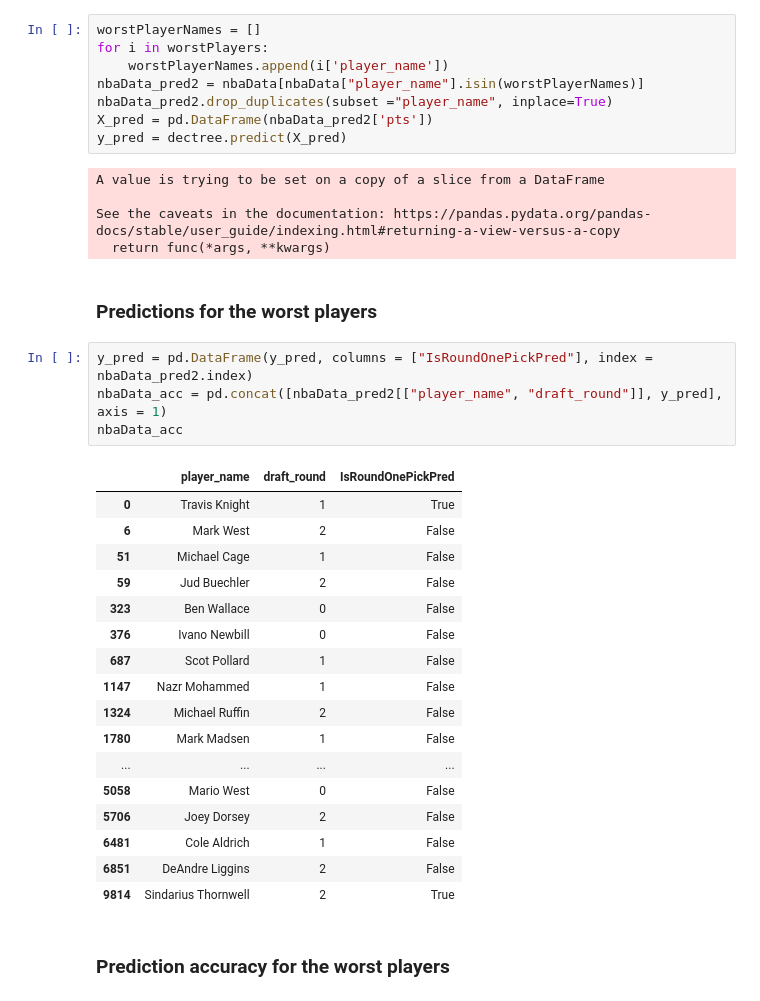
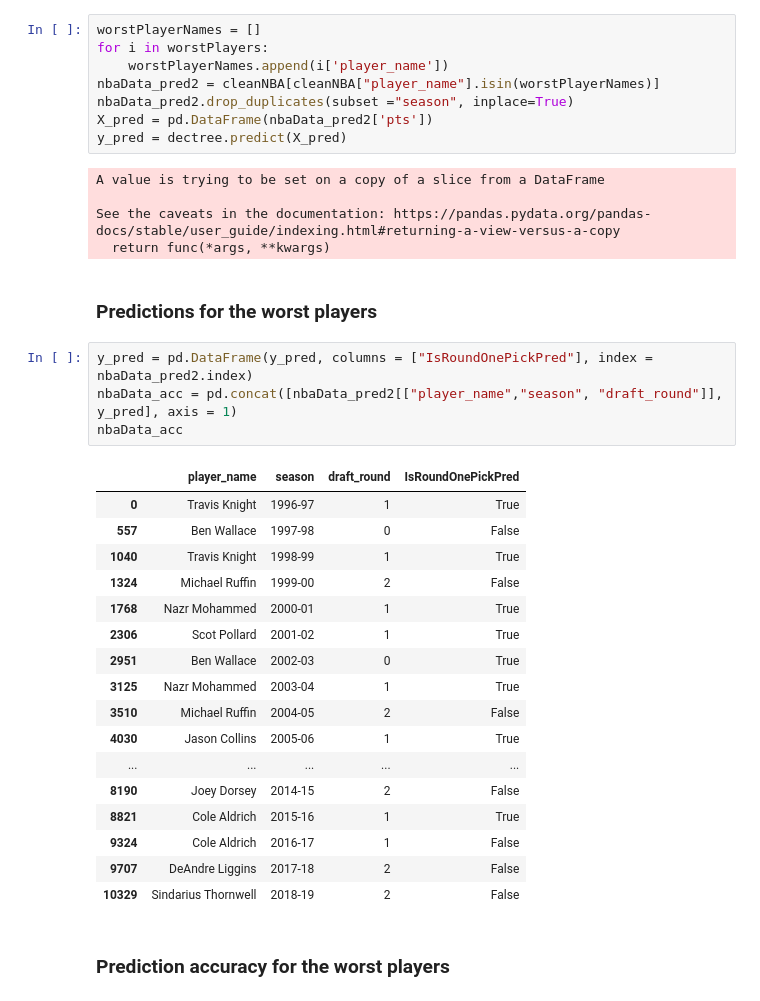
Before and after one commit to agkj/SC1015---NBA-Project, a Jupyter notebook: COMBINED_FINAL.ipynb, the cells around one changed output. Saved outputs shown, nothing was run; the diff lists cells and outputs as text.

```diff
--- a/COMBINED_FINAL.ipynb
+++ b/COMBINED_FINAL.ipynb
@@ -522,8 +523,8 @@ nbaData_acc
 worstPlayerNames = []
 for i in worstPlayers:
     worstPlayerNames.append(i['player_name'])
-nbaData_pred2 = nbaData[nbaData["player_name"].isin(worstPlayerNames)]
-nbaData_pred2.drop_duplicates(subset ="player_name", inplace=True)
+nbaData_pred2 = cleanNBA[cleanNBA["player_name"].isin(worstPlayerNames)]
+nbaData_pred2.drop_duplicates(subset ="season", inplace=True)
 X_pred = pd.DataFrame(nbaData_pred2['pts'])
 y_pred = dectree.predict(X_pred)
 # %% [output]
@@ -531,32 +532,32 @@ A value is trying to be set on a copy of a slice from a DataFrame
 
 See the caveats in the documentation: https://pandas.pydata.org/pandas-docs/stable/user_guide/indexing.html#returning-a-view-versus-a-copy
   return func(*args, **kwargs)
-# %% [markdown]
-### Predictions for the worst players
+# %% [markdown]
+### Predictions for the worst players
 # %%
 y_pred = pd.DataFrame(y_pred, columns = ["IsRoundOnePickPred"], index = nbaData_pred2.index)
-nbaData_acc = pd.concat([nbaData_pred2[["player_name", "draft_round"]], y_pred], axis = 1)
+nbaData_acc = pd.concat([nbaData_pred2[["player_name","season", "draft_round"]], y_pred], axis = 1)
 nbaData_acc
 # %% [output]
-|  | player_name | draft_round | IsRoundOnePickPred |
-| 0 | Travis Knight | 1 | True |
-| 6 | Mark West | 2 | False |
-| 51 | Michael Cage | 1 | False |
-| 59 | Jud Buechler | 2 | False |
-| 323 | Ben Wallace | 0 | False |
-| 376 | Ivano Newbill | 0 | False |
-| 687 | Scot Pollard | 1 | False |
-| 1147 | Nazr Mohammed | 1 | False |
-| 1324 | Michael Ruffin | 2 | False |
-| 1780 | Mark Madsen | 1 | False |
-| ... | ... | ... | ... |
-| 5058 | Mario West | 0 | False |
-| 5706 | Joey Dorsey | 2 | False |
-| 6481 | Cole Aldrich | 1 | False |
-| 6851 | DeAndre Liggins | 2 | False |
-| 9814 | Sindarius Thornwell | 2 | True |
+|  | player_name | season | draft_round | IsRoundOnePickPred |
+| 0 | Travis Knight | 1996-97 | 1 | True |
+| 557 | Ben Wallace | 1997-98 | 0 | False |
+| 1040 | Travis Knight | 1998-99 | 1 | True |
+| 1324 | Michael Ruffin | 1999-00 | 2 | False |
+| 1768 | Nazr Mohammed | 2000-01 | 1 | True |
+| 2306 | Scot Pollard | 2001-02 | 1 | True |
+| 2951 | Ben Wallace | 2002-03 | 0 | True |
+| 3125 | Nazr Mohammed | 2003-04 | 1 | True |
+| 3510 | Michael Ruffin | 2004-05 | 2 | False |
+| 4030 | Jason Collins | 2005-06 | 1 | True |
+| ... | ... | ... | ... | ... |
+| 8190 | Joey Dorsey | 2014-15 | 2 | False |
+| 8821 | Cole Aldrich | 2015-16 | 1 | True |
+| 9324 | Cole Aldrich | 2016-17 | 1 | False |
+| 9707 | DeAndre Liggins | 2017-18 | 2 | False |
+| 10329 | Sindarius Thornwell | 2018-19 | 2 | False |
-# %% [markdown]
-### Prediction accuracy for the worst players
+# %% [markdown]
+### Prediction accuracy for the worst players
 # %%
 true_counter = 0
 draft_round = []
```
Also changed, not shown: parts of 45 cells of this notebook.
